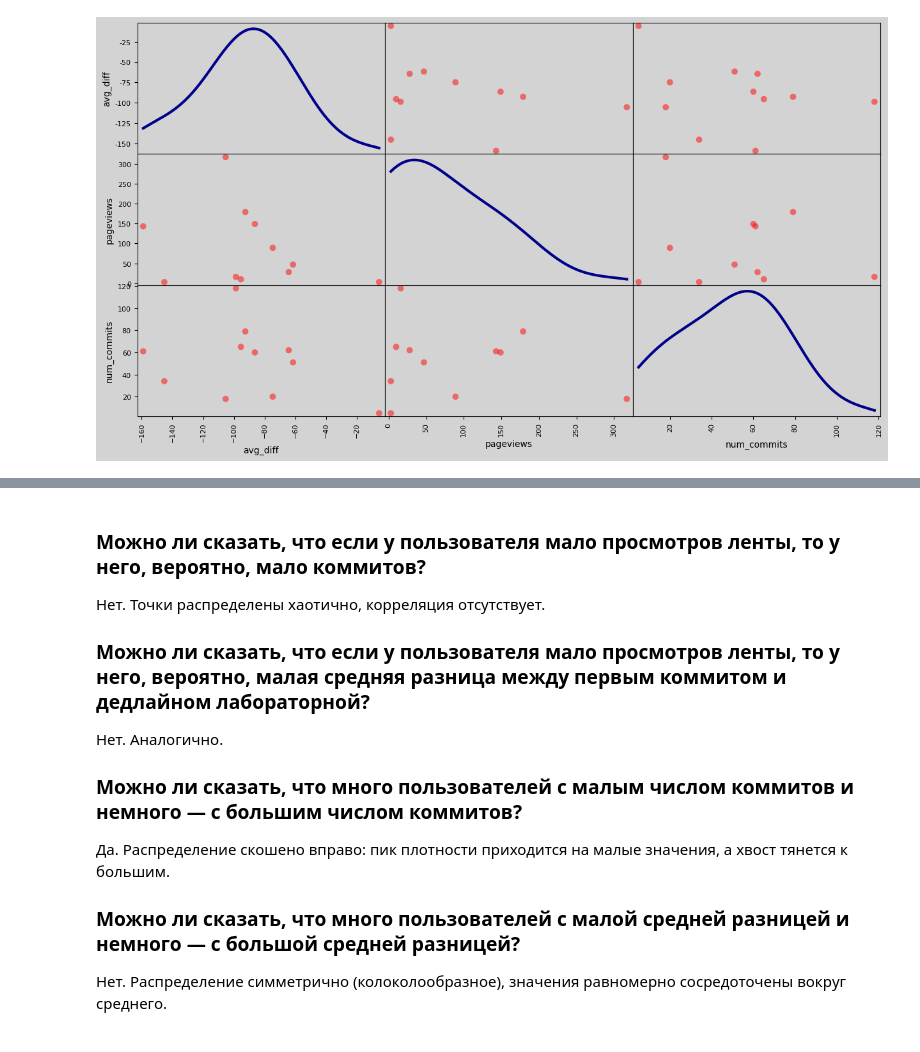
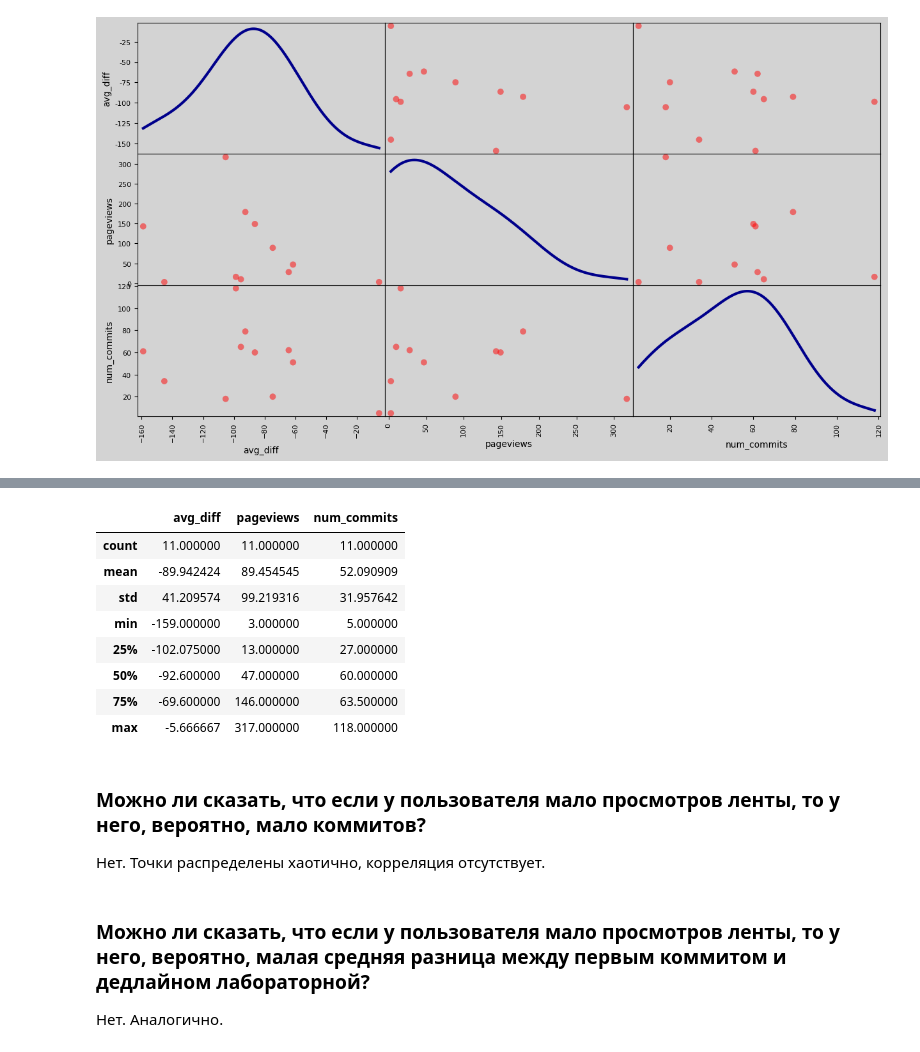
Before and after one commit to RunForJoy/python-data-visualization-suite, a Jupyter notebook: src/ex06/06_scatter_matrix.ipynb, the cells around one changed output, grey strips where cells are left out. Saved outputs shown, nothing was run; the diff lists cells and outputs as text; code cells hidden in the pictures.

```diff
--- a/src/ex06/06_scatter_matrix.ipynb
+++ b/src/ex06/06_scatter_matrix.ipynb
@@ -82,18 +77,22 @@ num_commits    -0.245      0.050        1.000
+# %%
+df.describe()
+# %% [output]
+|  | avg_diff | pageviews | num_commits |
+| count | 11.000000 | 11.000000 | 11.000000 |
+| mean | -89.942424 | 89.454545 | 52.090909 |
+| std | 41.209574 | 99.219316 | 31.957642 |
+| min | -159.000000 | 3.000000 | 5.000000 |
+| 25% | -102.075000 | 13.000000 | 27.000000 |
+| 50% | -92.600000 | 47.000000 | 60.000000 |
+| 75% | -69.600000 | 146.000000 | 63.500000 |
+| max | -5.666667 | 317.000000 | 118.000000 |
 # %%
 conn.close()
 # %% [markdown]
 ### Можно ли сказать, что если у пользователя мало просмотров ленты, то у него, вероятно, мало коммитов?
 
 Нет. Точки распределены хаотично, корреляция отсутствует.
-
-### Можно ли сказать, что если у пользователя мало просмотров ленты, то у него, вероятно, малая средняя разница между первым коммитом и дедлайном лабораторной?
-
-Нет. Аналогично.
-
-### Можно ли сказать, что много пользователей с малым числом коммитов и немного — с большим числом коммитов?
-
-Да. Распределение скошено вправо: пик плотности приходится на малые значения, а хвост тянется к большим.
-
-### Можно ли сказать, что много пользователей с малой средней разницей и немного — с большой средней разницей?
-
-Нет. Распределение симметрично (колоколообразное), значения равномерно сосредоточены вокруг среднего.
+# %% [markdown]
+### Можно ли сказать, что если у пользователя мало просмотров ленты, то у него, вероятно, малая средняя разница между первым коммитом и дедлайном лабораторной?
+
+Нет. Аналогично.
```
Also changed, not shown: parts of 3 cells of this notebook, 2 other files.
